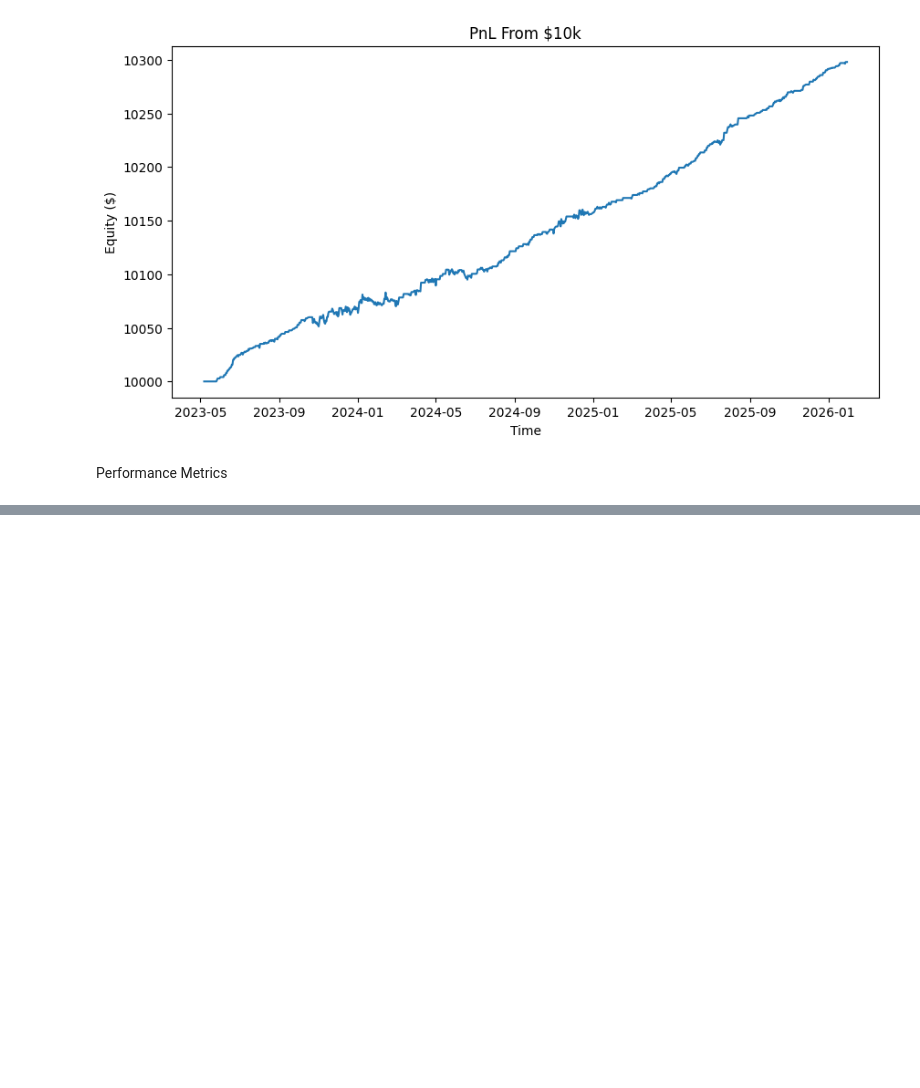
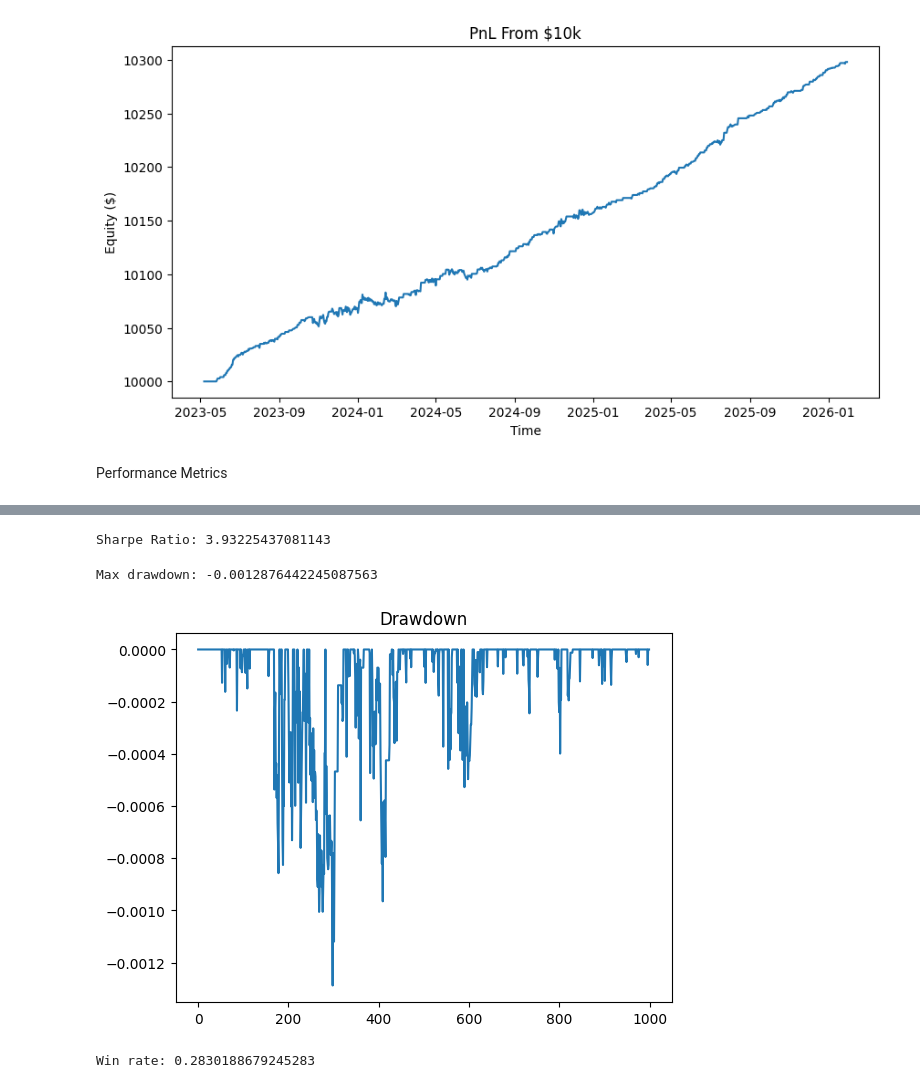
Before and after one commit to eaarowolo25/btc_spot_perp_meanreversion, a Jupyter notebook: notebooks/model.ipynb, the cells around one changed output, grey strips where cells are left out. Cells and saved outputs as stored; diff of their text form; code cells hidden in the pictures; blank space fills up the shorter version.

```diff
--- a/notebooks/model.ipynb
+++ b/notebooks/model.ipynb
@@ -628,0 +641,6 @@ To complete
+# %%
+#cumulative return
+initial_capital = 10000
+stats_df["cumulative_return"] = stats_df["equity"] / initial_capital
+
+stats_df
@@ -628,0 +661,4 @@ To complete
+# %%
+stats_df["cumulative_return_pct"] = (stats_df["cumulative_return"] - 1)*100
+
+stats_df
@@ -628,0 +679,38 @@ To complete
+# %%
+import numpy as np
+#sharpe ratio
+returns = stats_df["strategy_returns"].dropna()
+
+sharpe = returns.mean() / returns.std()
+
+sharpe = sharpe * np.sqrt(365)
+
+print("Sharpe Ratio:", sharpe)
+# %% [output]
+Sharpe Ratio: 3.93225437081143
+# %%
+#max drawdown
+equity = stats_df["equity"]
+
+rolling_max = equity.cummax()
+
+drawdown = (equity - rolling_max)/ rolling_max
+
+
+max_drawdown = drawdown.min()
+
+print("Max drawdown:", max_drawdown)
+
+plt.plot(drawdown)
+plt.title("Drawdown")
+plt.show()
+# %% [output]
+Max drawdown: -0.0012876442245087563
+[figure, added]
+# %%
+#win rate
+win_rate = (trades_df["final_pnl"] > 0).mean()
+
+print("Win rate:", win_rate)
+# %% [output]
+Win rate: 0.2830188679245283
```
Also changed, not shown: parts of 5 cells of this notebook.
